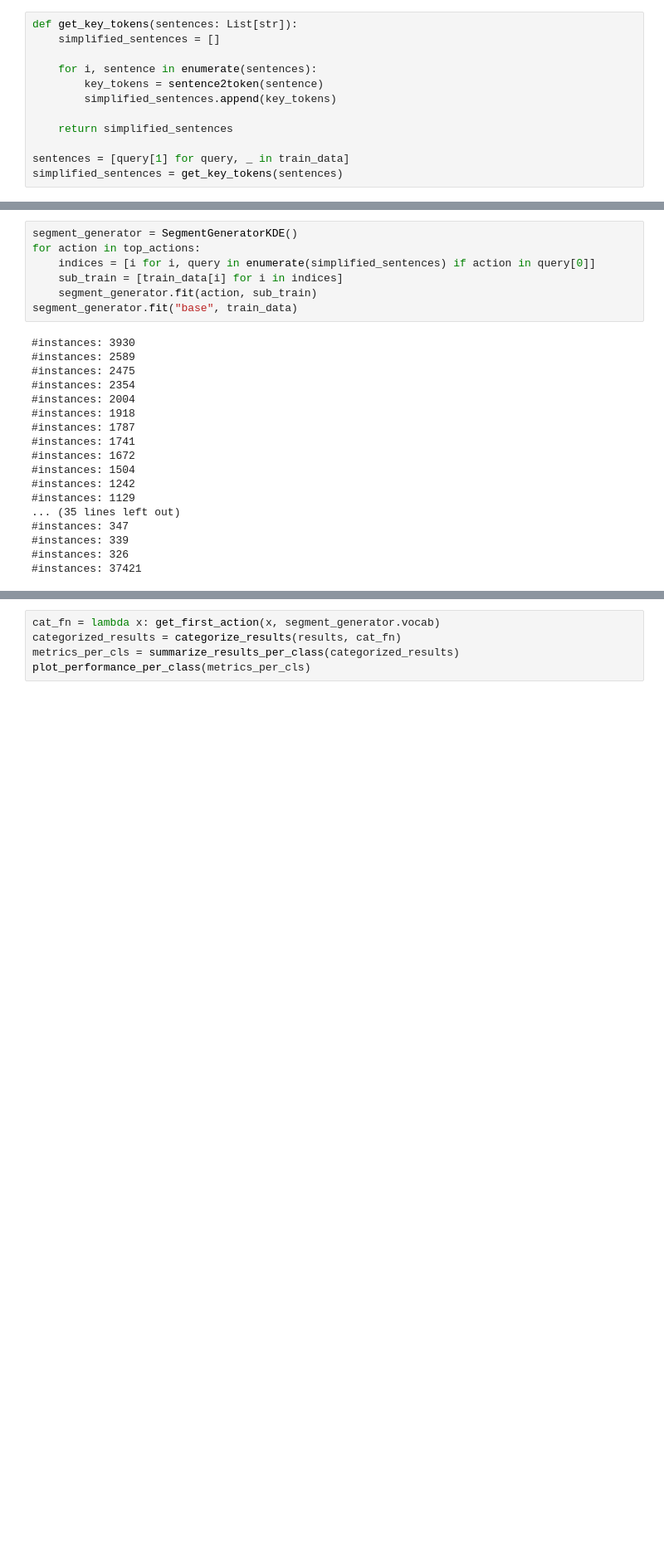
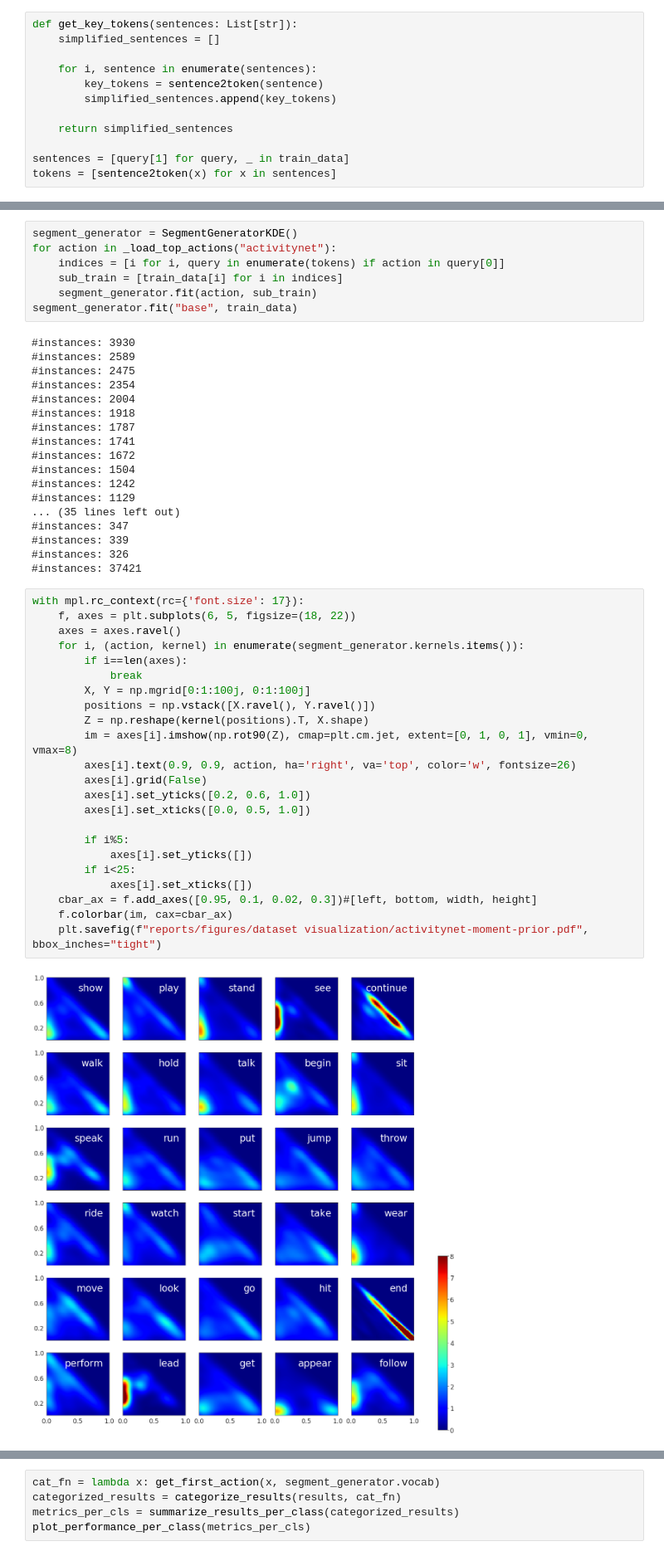
Before and after one commit to mayu-ot/hidden-challenges-MR, a Jupyter notebook: notebooks/report/[Dataset analysis] ActivityNet.ipynb, the cells around one changed output, grey strips where cells are left out. Shown at 83% size. Drawn from its saved outputs; the diff is of its cells as text; blank space fills up the shorter version.

```diff
--- a/notebooks/report/[Dataset analysis] ActivityNet.ipynb
+++ b/notebooks/report/[Dataset analysis] ActivityNet.ipynb
@@ -32,7 +33,7 @@ def get_key_tokens(sentences: List[str]):
     return simplified_sentences
 
 sentences = [query[1] for query, _ in train_data]
-simplified_sentences = get_key_tokens(sentences)
+tokens = [sentence2token(x) for x in sentences]
 # %%
 from collections import Counter
 
@@ -324,8 +325,8 @@ sum(counts)/sum(noun_c.values())
 [figure]
 # %%
 segment_generator = SegmentGeneratorKDE()
-for action in top_actions:
-    indices = [i for i, query in enumerate(simplified_sentences) if action in query[0]]
+for action in _load_top_actions("activitynet"):
+    indices = [i for i, query in enumerate(tokens) if action in query[0]]
     sub_train = [train_data[i] for i in indices]
     segment_generator.fit(action, sub_train)
 segment_generator.fit("base", train_data)
@@ -347,3 +348,28 @@ segment_generator.fit("base", train_data)
 #instances: 339
 #instances: 326
 #instances: 37421
+# %%
+with mpl.rc_context(rc={'font.size': 17}):
+    f, axes = plt.subplots(6, 5, figsize=(18, 22))
+    axes = axes.ravel()
+    for i, (action, kernel) in enumerate(segment_generator.kernels.items()):
+        if i==len(axes):
+            break
+        X, Y = np.mgrid[0:1:100j, 0:1:100j]
+        positions = np.vstack([X.ravel(), Y.ravel()])
+        Z = np.reshape(kernel(positions).T, X.shape)
+        im = axes[i].imshow(np.rot90(Z), cmap=plt.cm.jet, extent=[0, 1, 0, 1], vmin=0, vmax=8)
+        axes[i].text(0.9, 0.9, action, ha='right', va='top', color='w', fontsize=26)
+        axes[i].grid(False)
+        axes[i].set_yticks([0.2, 0.6, 1.0])
+        axes[i].set_xticks([0.0, 0.5, 1.0])
+
+        if i%5:
+            axes[i].set_yticks([])
+        if i<25:
+            axes[i].set_xticks([])
+    cbar_ax = f.add_axes([0.95, 0.1, 0.02, 0.3])#[left, bottom, width, height]
+    f.colorbar(im, cax=cbar_ax)
+    plt.savefig(f"reports/figures/dataset visualization/activitynet-moment-prior.pdf", bbox_inches="tight")
+# %% [output]
+[figure, added]
```
Also changed, not shown: parts of 2 cells of this notebook, 31 other files.
